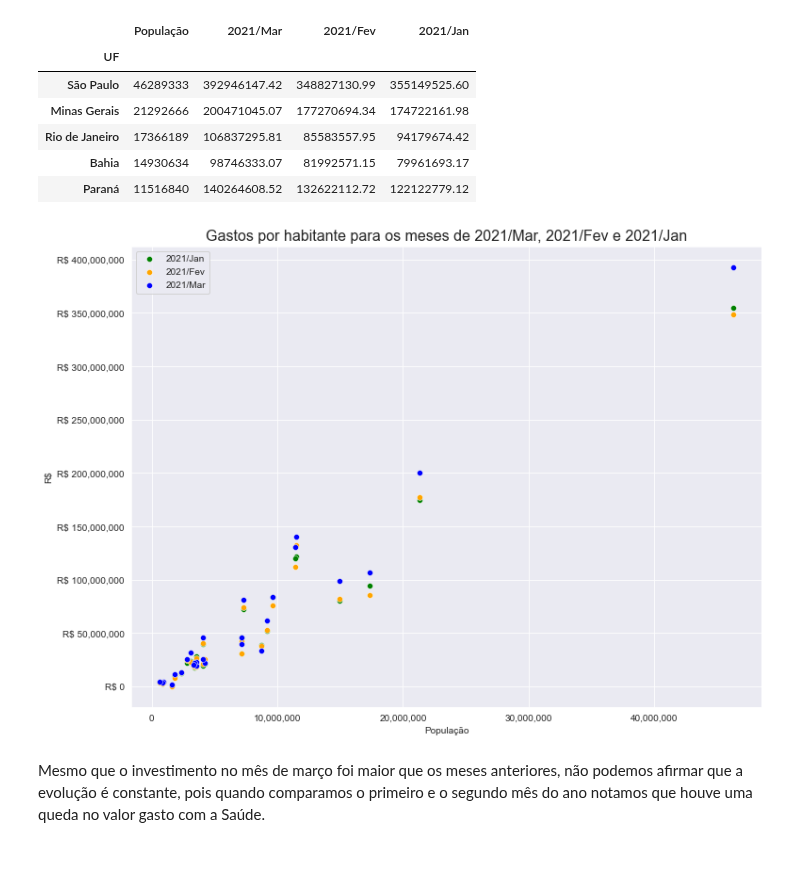
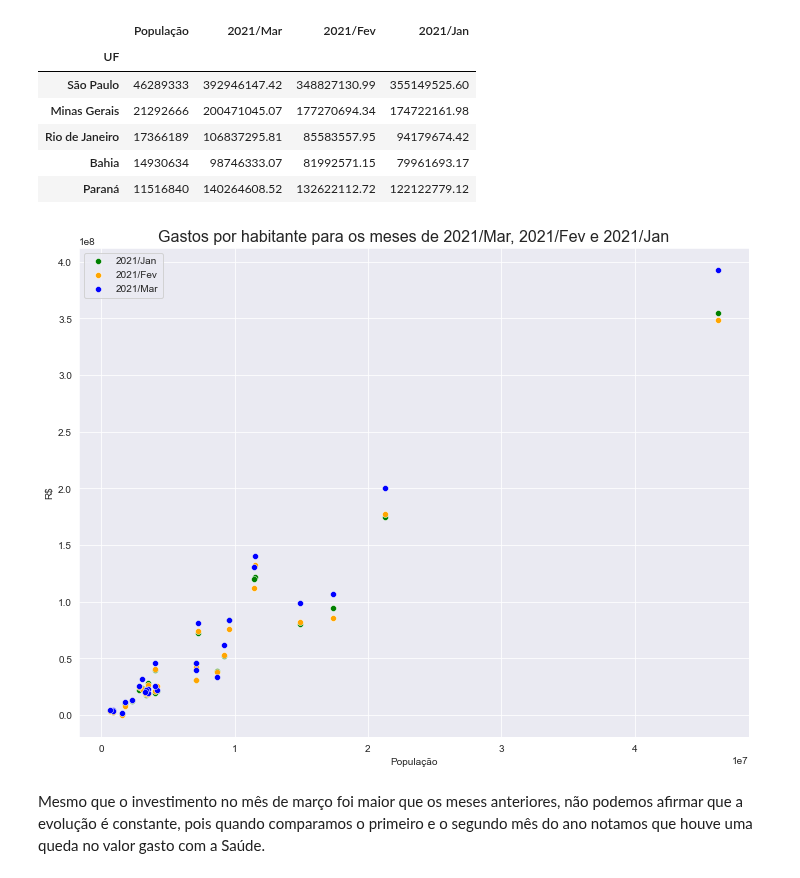
Before and after one commit to antoniodragoc/Bootcamp_Data_Science_Aplicada, a Jupyter notebook: Modulo02/m02a02.ipynb, the cells around one changed output. Saved outputs shown, nothing was run; the diff lists cells and outputs as text; code cells hidden in the pictures.

```diff
--- a/Modulo02/m02a02.ipynb
+++ b/Modulo02/m02a02.ipynb
@@ -165,7 +166,8 @@ Text(0, 0.5, 'R$ por Habitante')
 # Desafio 03 (Super Desafio Thiago): Plotar no mesmos gráficos do final da aula o mês anterior e o mês correte, analisar e compartilhar suas hipóteses.
 # %%
 # Definindo a figura
-fig, ax = plt.subplots(figsize = (12,9))
+#fig, ax = plt.subplots(figsize = (12,9))
+plt.figure(figsize= (12,9))
 
 # Criando os Plots
 sns.scatterplot(data=gastos, x = 'População', y =gastos.columns[1], label = gastos.columns[1], color = 'b')
@@ -184,6 +186,7 @@ plt.show()
 # %%
 # Definindo a figura
-fig, ax = plt.subplots(figsize = (12,9))
+#fig, ax = plt.subplots(figsize = (12,9))
+plt.figure(figsize= (12,9))
 
 # Criando os Plots
 sns.scatterplot(data=gastos, x = 'População', y =gastos.columns[3], label = gastos.columns[3], color = 'b')
@@ -215,23 +218,23 @@ gastos.head()
 | Paraná | 11516840 | 140264608.52 | 132622112.72 | 122122779.12 |
 # %%
 # Definindo a figura
-fig, ax = plt.subplots(figsize = (12,9))
-#plt.figure(figsize= (12,9))
+#fig, ax = plt.subplots(figsize = (12,9))
+plt.figure(figsize= (12,9))
 
 # Criando os Plots
 sns.scatterplot(data=gastos, x = 'População', y =gastos.columns[3], label = gastos.columns[3], color = 'g')
 sns.scatterplot(data=gastos, x = 'População', y =gastos.columns[2], label = gastos.columns[2], color = 'orange')
 sns.scatterplot(data=gastos, x = 'População', y =gastos.columns[1], label = gastos.columns[1], color = 'b')
 
 # Formatando os eixos
 ax.yaxis.set_major_formatter(ticker.StrMethodFormatter("R$ {x:,.0f}"))
 ax.xaxis.set_major_formatter(ticker.StrMethodFormatter("{x:,.0f}"))
 
 # Formatando a Figura
 plt.title('Gastos por habitante para os meses de {}, {} e {}'.format(gastos.columns[1],gastos.columns[2],gastos.columns[3]), size = 16)
 plt.ylabel('R$')
 plt.show()
 # %% [output]
-[figure, old version]
+[figure, new version]
 # %% [markdown]
 Mesmo que o investimento no mês de março foi maior que os meses anteriores, não podemos afirmar que a evolução é constante, pois quando comparamos o primeiro e o segundo mês do ano notamos que houve uma queda no valor gasto com a Saúde.
```
Also changed, not shown: parts of 3 cells of this notebook.
